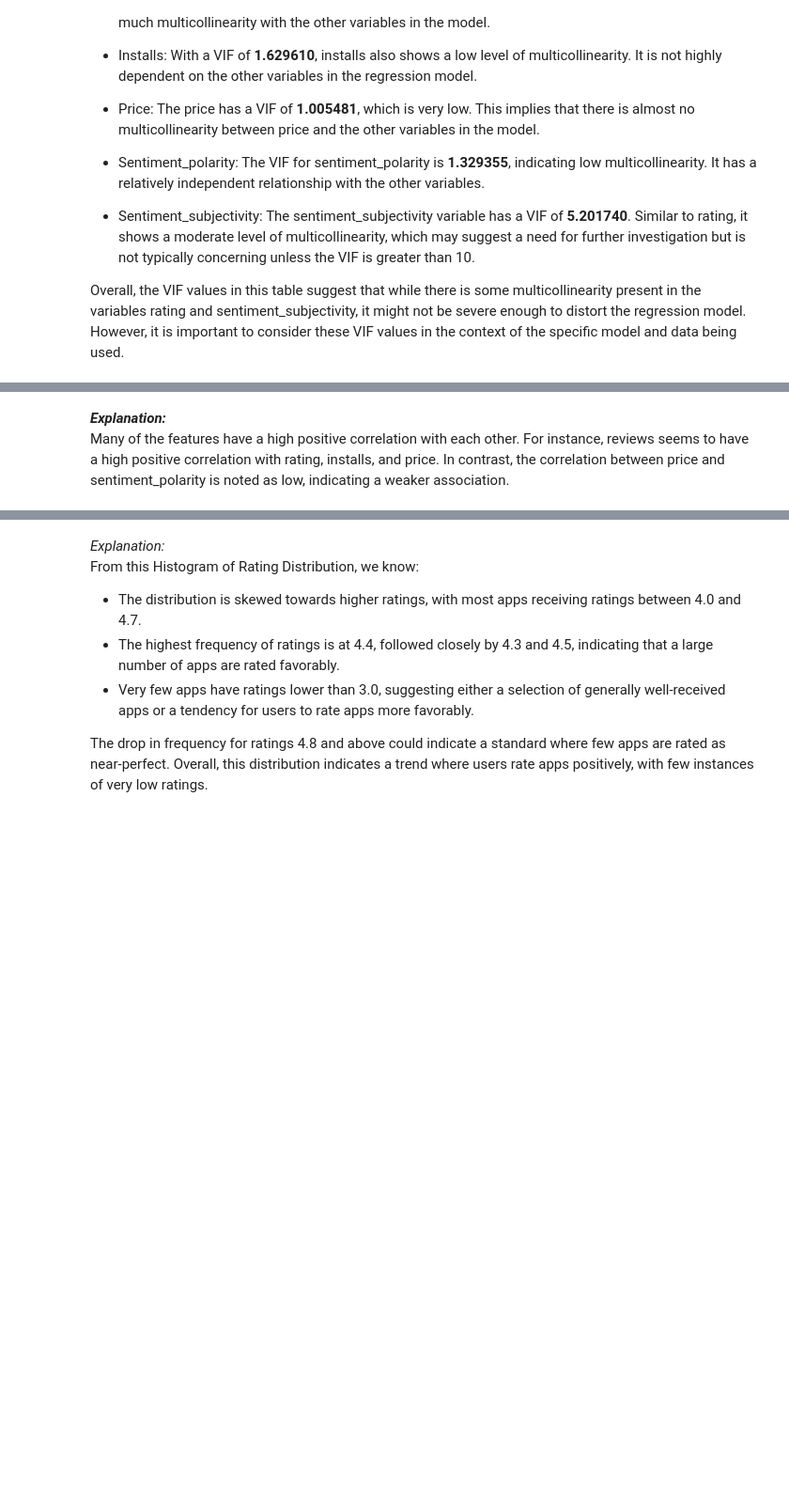
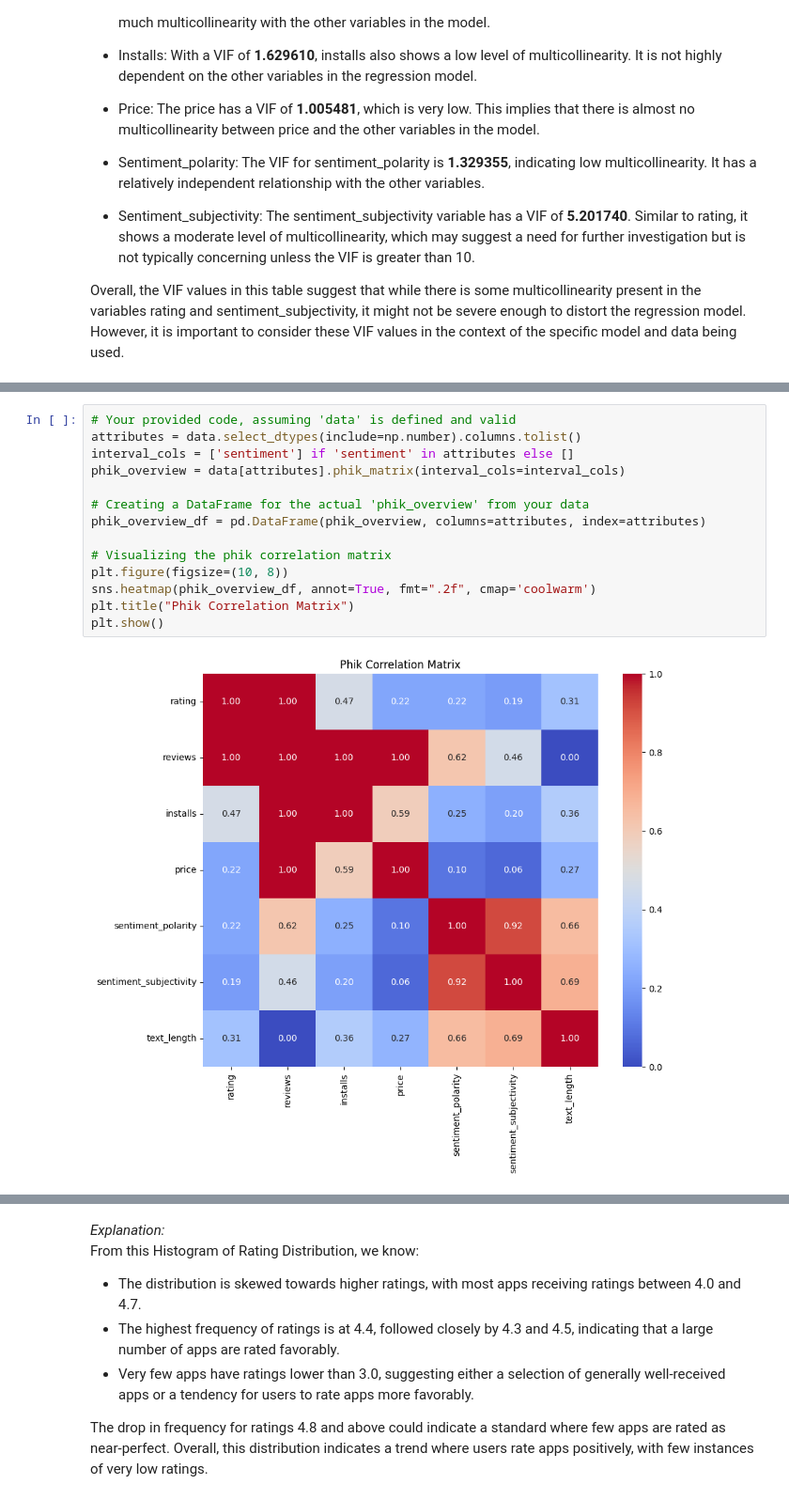
Before and after one commit to devinlee14/FTDS-009-HCK-group-002, a Jupyter notebook: modeling.ipynb, the cells around one changed output, grey strips where cells are left out. Shown at 94% size. Saved outputs shown, nothing was run; the diff lists cells and outputs as text; blank space fills up the shorter version.

```diff
--- a/modeling.ipynb
+++ b/modeling.ipynb
@@ -400,6 +395,19 @@ correlation_df
 | price | Moderate_Positive_Correlation | High_Positive_Correlation | High_Positive_Correlation | High_Positive_Correlation | Low_Positive_Correlation | Low_Positive_Correlation |
 | sentiment_polarity | Moderate_Positive_Correlation | High_Positive_Correlation | Moderate_Positive_Correlation | Low_Positive_Correlation | High_Positive_Correlation | High_Positive_Correlation |
 | sentiment_subjectivity | Moderate_Positive_Correlation | Moderate_Positive_Correlation | Moderate_Positive_Correlation | Low_Positive_Correlation | High_Positive_Correlation | High_Positive_Correlation |
-# %% [markdown]
-***Explanation:***
-Many of the features have a high positive correlation with each other. For instance, reviews seems to have a high positive correlation with rating, installs, and price. In contrast, the correlation between price and sentiment_polarity is noted as low, indicating a weaker association.
+# %%
+# Your provided code, assuming 'data' is defined and valid
+attributes = data.select_dtypes(include=np.number).columns.tolist()
+interval_cols = ['sentiment'] if 'sentiment' in attributes else []
+phik_overview = data[attributes].phik_matrix(interval_cols=interval_cols)
+
+# Creating a DataFrame for the actual 'phik_overview' from your data
+phik_overview_df = pd.DataFrame(phik_overview, columns=attributes, index=attributes)
+
+# Visualizing the phik correlation matrix
+plt.figure(figsize=(10, 8))
+sns.heatmap(phik_overview_df, annot=True, fmt=".2f", cmap='coolwarm')
+plt.title("Phik Correlation Matrix")
+plt.show()
+# %% [output]
+[figure, added]
```
Also changed, not shown: parts of 18 cells of this notebook.
